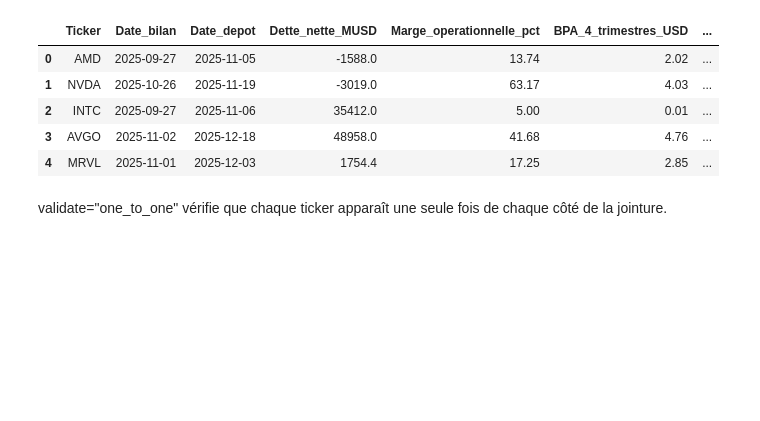
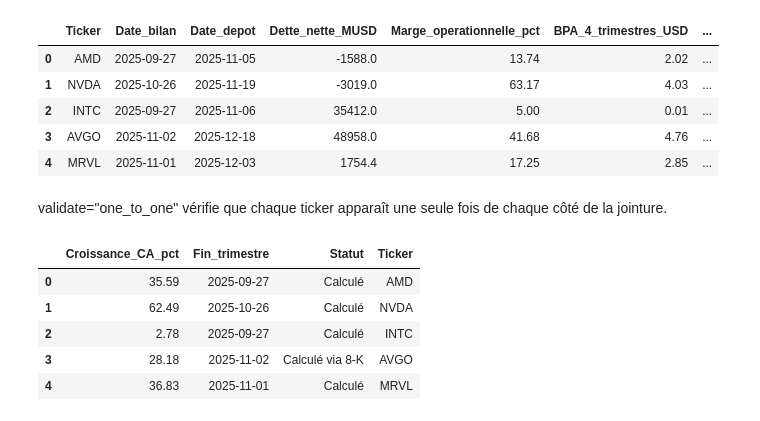
Before and after one commit to sophie-shams/select-equity, a Jupyter notebook: notebooks/04_collecte_comptes_sec.ipynb, the cells around one changed output. Cells and saved outputs as stored; diff of their text form; code cells hidden in the pictures; blank space fills up the shorter version.

```diff
--- a/notebooks/04_collecte_comptes_sec.ipynb
+++ b/notebooks/04_collecte_comptes_sec.ipynb
@@ -511,3 +511,96 @@ Lignes relues : 5
 | 4 | MRVL | 2025-11-01 | 2025-12-03 | 1754.4 | 17.25 | 2.85 | ... |
 # %% [markdown]
 validate="one_to_one" vérifie que chaque ticker apparaît une seule fois de chaque côté de la jointure.
+# %%
+# Je compare le chiffre d'affaires du dernier trimestre publié
+# au 31/12/2025 avec celui du même trimestre un an plus tôt.
+import json
+from pathlib import Path
+
+import pandas as pd
+
+date_analyse = pd.Timestamp("2025-12-31")
+fins_trimestre = {
+    "AMD": "2025-09-27",
+    "NVDA": "2025-10-26",
+    "INTC": "2025-09-27",
+    "AVGO": "2025-11-02",
+    "MRVL": "2025-11-01",
+}
+champs_ca = [
+    "RevenueFromContractWithCustomerExcludingAssessedTax",
+    "Revenues",
+    "SalesRevenueNet",
+]
+
+resultats_ca = []
+
+for ticker, date_fin in fins_trimestre.items():
+    fichier = Path("../data/raw/sec") / f"{ticker}_companyfacts.json"
+    with fichier.open(encoding="utf-8") as source:
+        comptes = json.load(source)["facts"]["us-gaap"]
+
+    fin = pd.Timestamp(date_fin)
+    fin_precedente = fin - pd.DateOffset(years=1)
+    resultat = {
+        "Ticker": ticker,
+        "Fin_trimestre": date_fin,
+        "Croissance_CA_pct": None,
+        "Statut": "À vérifier",
+    }
+
+    for champ in champs_ca:
+        lignes = comptes.get(champ, {}).get("units", {}).get("USD", [])
+        if not lignes:
+            continue
+
+        ca = pd.DataFrame(lignes).dropna(subset=["start", "end", "filed"])
+        for colonne in ["start", "end", "filed"]:
+            ca[colonne] = pd.to_datetime(ca[colonne])
+
+        # Je garde les périodes d'environ trois mois publiées à la date d'analyse.
+        duree = (ca["end"] - ca["start"]).dt.days
+        ca = ca[
+            duree.between(80, 100)
+            & (ca["filed"] <= date_analyse)
+            & ca["form"].isin(["10-Q", "10-K"])
+        ].sort_values("filed", ascending=False)
+
+        actuel = ca[ca["end"] == fin]
+        ecart_jours = (ca["end"] - fin_precedente).dt.days.abs()
+        precedent = ca[ecart_jours <= 7]
+        if actuel.empty or precedent.empty:
+            continue
+
+        ca_actuel = actuel.iloc[0]["val"]
+        ca_precedent = precedent.iloc[0]["val"]
+        if ca_precedent > 0:
+            resultat["Croissance_CA_pct"] = round(
+                (ca_actuel / ca_precedent - 1) * 100, 2
+            )
+            resultat["Statut"] = "Calculé"
+            break
+
+    resultats_ca.append(resultat)
+
+# Je complète Broadcom avec les chiffres trimestriels publiés dans son 8-K.
+# Source : https://www.sec.gov/Archives/edgar/data/1730168/000173016825000116/avgo-11022025x8kxex99.htm
+croissance_ca = pd.DataFrame(resultats_ca)
+
+ca_avgo_2025_musd = 18015
+ca_avgo_2024_musd = 14054
+ligne_avgo = croissance_ca["Ticker"] == "AVGO"
+
+croissance_ca.loc[ligne_avgo, "Croissance_CA_pct"] = round(
+    (ca_avgo_2025_musd / ca_avgo_2024_musd - 1) * 100, 2
+)
+croissance_ca.loc[ligne_avgo, "Statut"] = "Calculé via 8-K"
+
+display(croissance_ca)
+# %% [output]
+|  | Croissance_CA_pct | Fin_trimestre | Statut | Ticker |
+| 0 | 35.59 | 2025-09-27 | Calculé | AMD |
+| 1 | 62.49 | 2025-10-26 | Calculé | NVDA |
+| 2 | 2.78 | 2025-09-27 | Calculé | INTC |
+| 3 | 28.18 | 2025-11-02 | Calculé via 8-K | AVGO |
+| 4 | 36.83 | 2025-11-01 | Calculé | MRVL |
```
Also changed, not shown: parts of 5 cells of this notebook, 1 other file.
